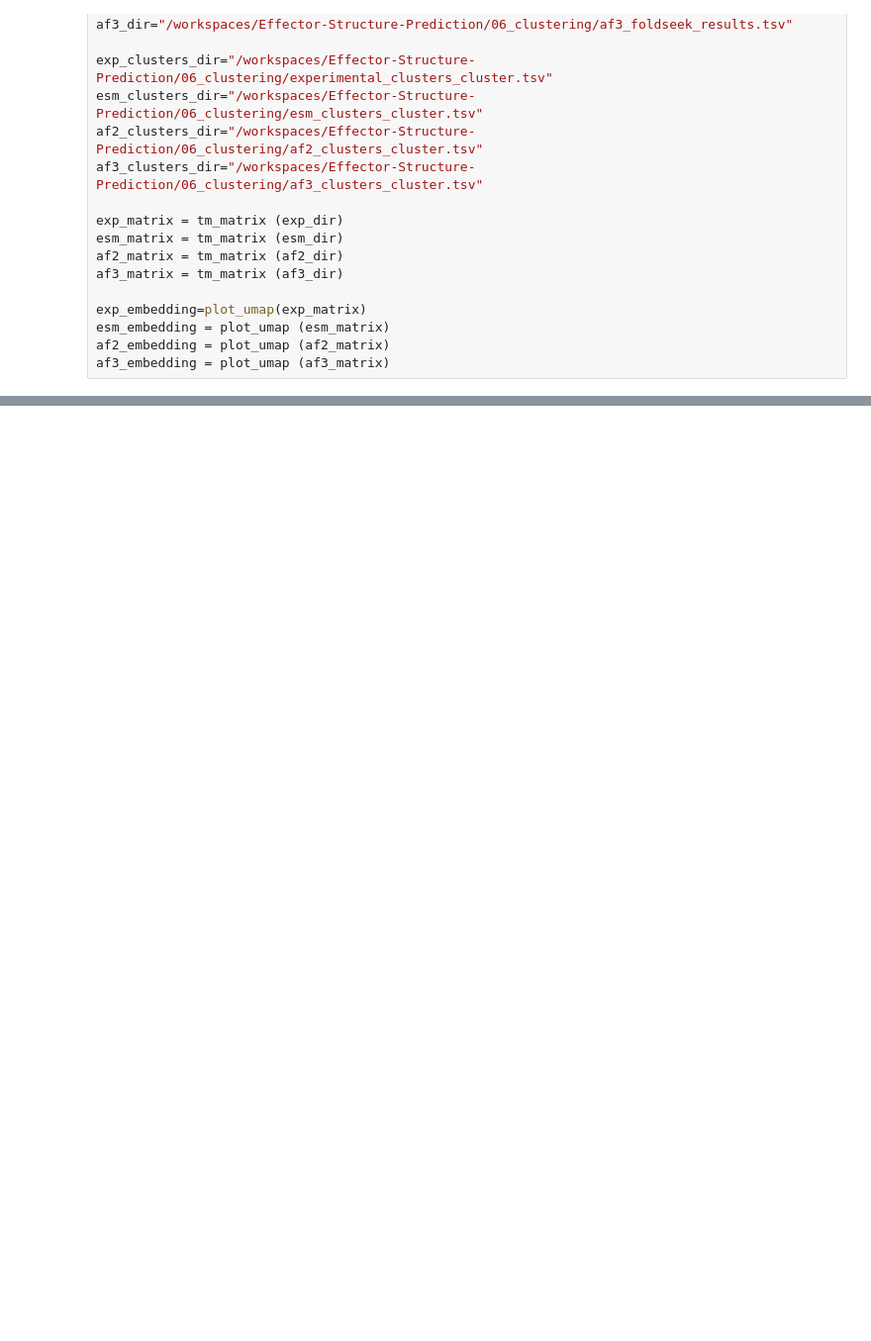
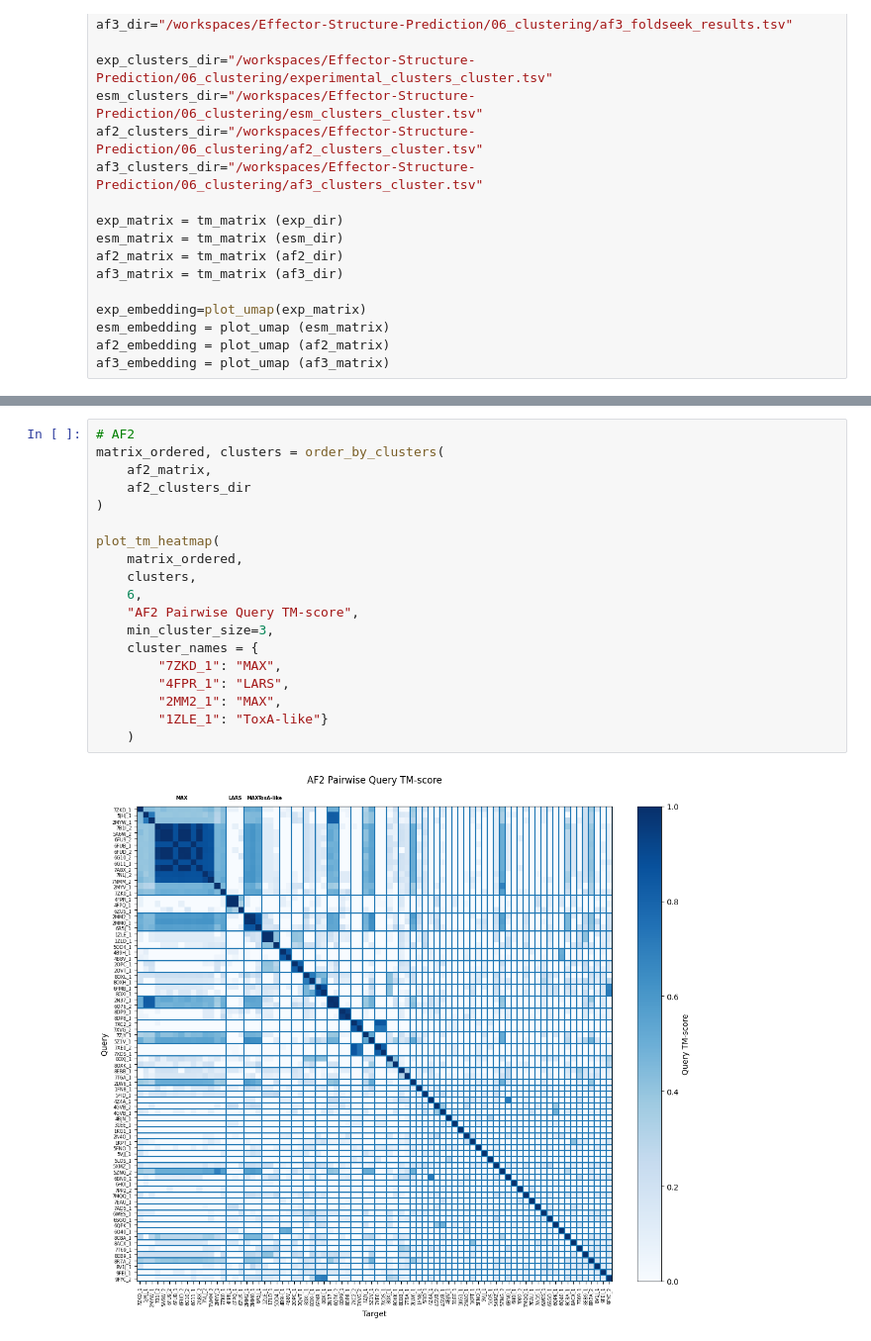
Before and after one commit to Rachel-Oei/Effector-Structure-Prediction, a Jupyter notebook: 06_clustering/umap.ipynb, the cells around one changed output, grey strips where cells are left out. Shown at 99% size. Drawn from its saved outputs; the diff is of its cells as text; blank space fills up the shorter version.

```diff
--- a/06_clustering/umap.ipynb
+++ b/06_clustering/umap.ipynb
@@ -418,0 +118,21 @@ plot_tm_heatmap(
+# %%
+# AF2
+matrix_ordered, clusters = order_by_clusters(
+    af2_matrix,
+    af2_clusters_dir
+)
+
+plot_tm_heatmap(
+    matrix_ordered,
+    clusters,
+    6,
+    "AF2 Pairwise Query TM-score",
+    min_cluster_size=3,
+    cluster_names = {
+        "7ZKD_1": "MAX",
+        "4FPR_1": "LARS",
+        "2MM2_1": "MAX",
+        "1ZLE_1": "ToxA-like"}
+    )
+# %% [output]
+[figure, added]
```
Also changed, not shown: parts of 9 cells of this notebook, 1 other file.
